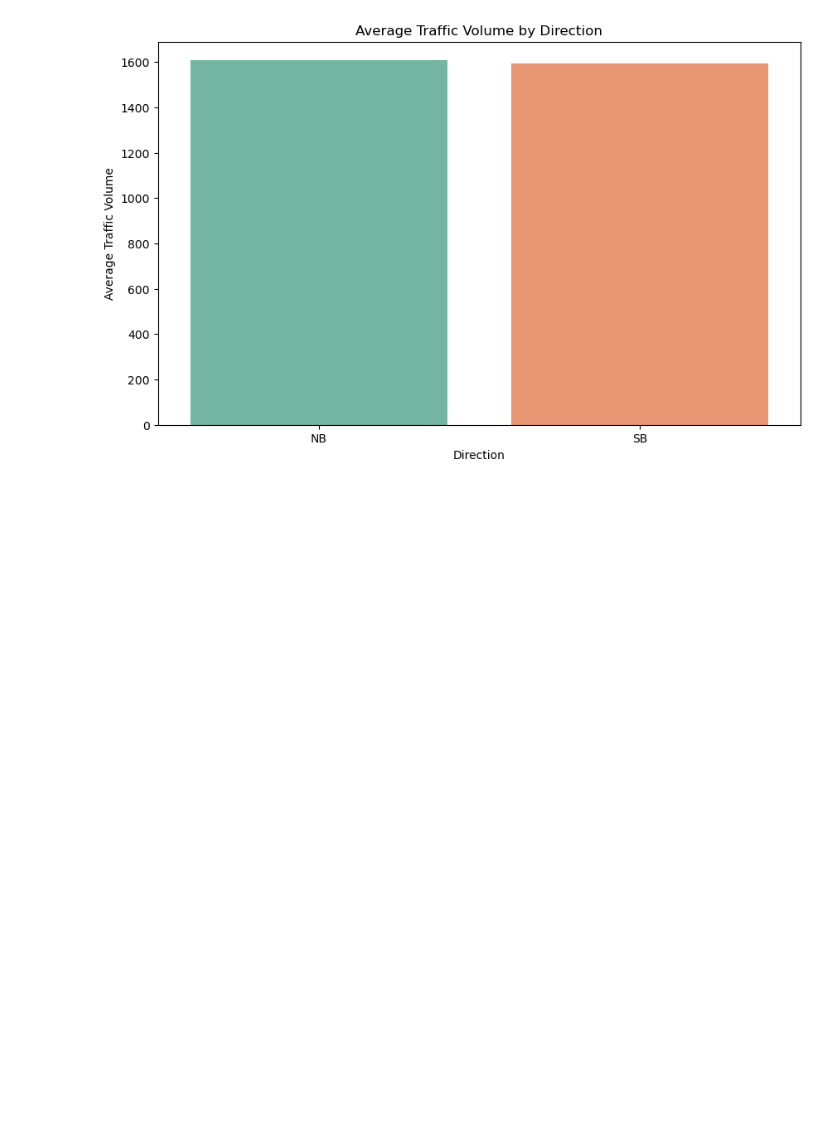
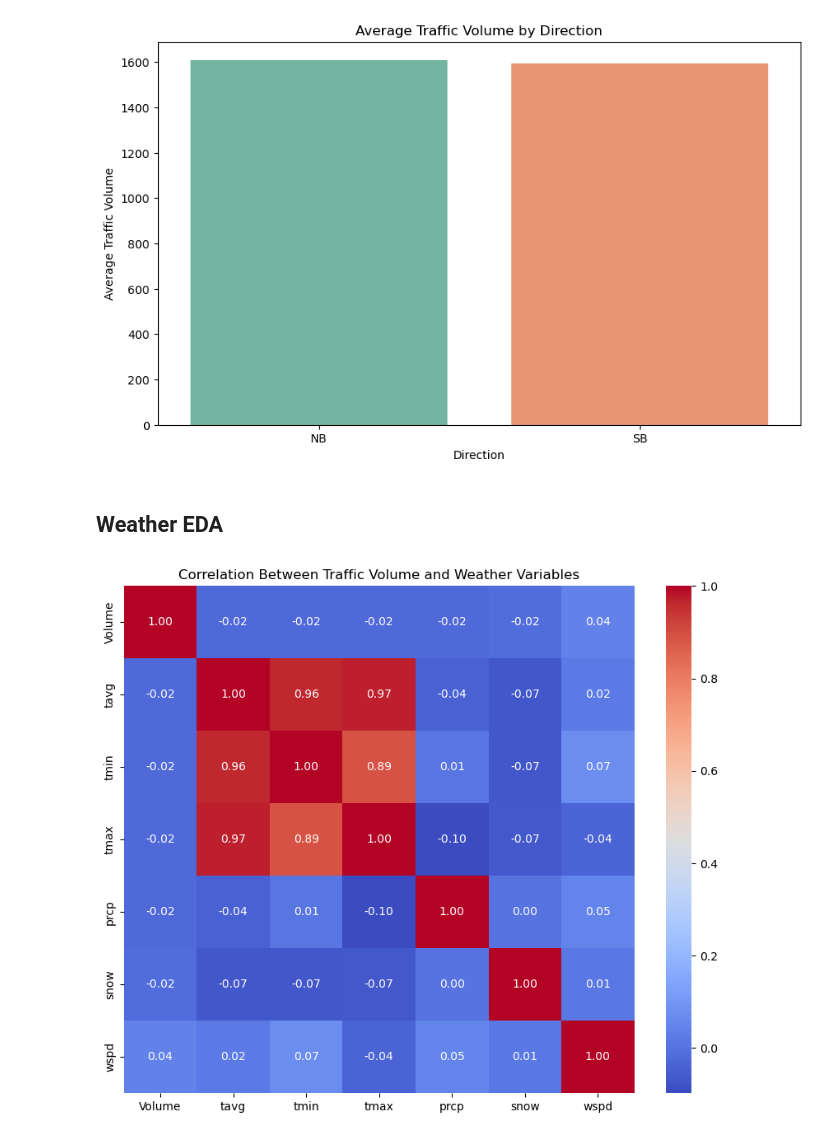
Before and after one commit to jennamferguson/AMLProject_Traffic, a Jupyter notebook: Traffic_EDA.ipynb, the cells around one changed output. Cells and saved outputs as stored; diff of their text form; code cells hidden in the pictures; blank space fills up the shorter version.

```diff
--- a/Traffic_EDA.ipynb
+++ b/Traffic_EDA.ipynb
@@ -161,3 +161,15 @@ Passing `palette` without assigning `hue` is deprecated and will be removed in v
 
   sns.barplot(x=directional_volume.index, y=directional_volume.values, palette="Set2")
 [figure]
+# %% [markdown]
+## Weather EDA
+# %%
+# 1. Correlation Analysis
+plt.figure(figsize=(10, 8))
+correlation_columns = ['Volume', 'tavg', 'tmin', 'tmax', 'prcp', 'snow', 'wspd']
+correlation_matrix = data[correlation_columns].corr()
+sns.heatmap(correlation_matrix, annot=True, cmap='coolwarm', fmt='.2f')
+plt.title('Correlation Between Traffic Volume and Weather Variables')
+plt.show()
+# %% [output]
+[figure, added]
```
Also changed, not shown: parts of 8 cells of this notebook.
